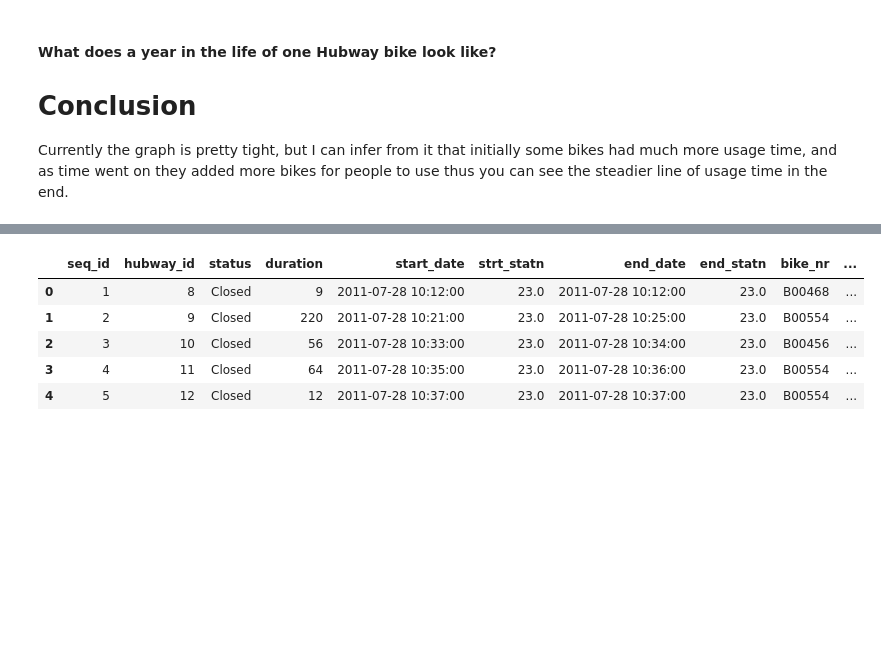
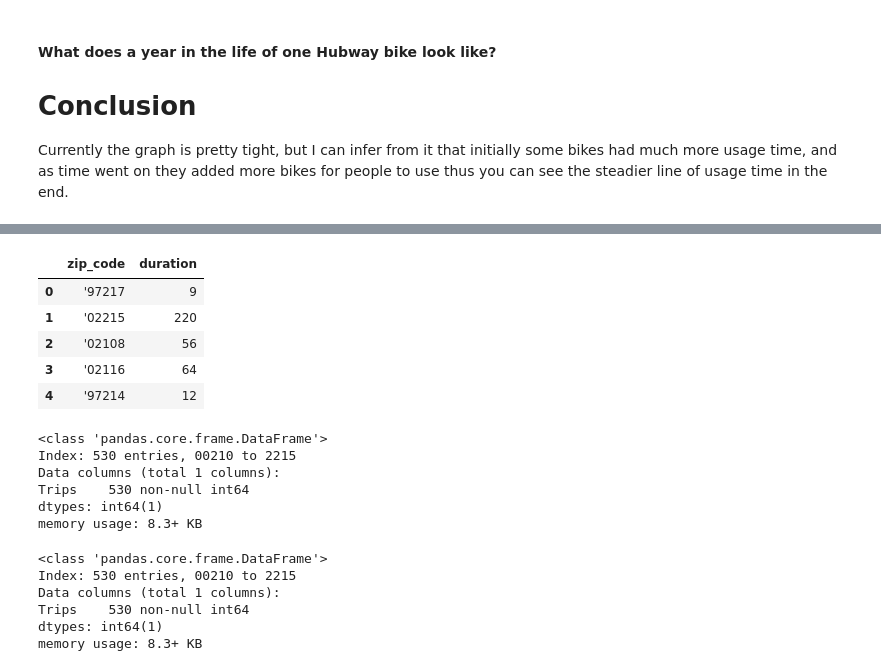
Before and after one commit to jisanos/Hubway-Data-Visualization-Challenge, a Jupyter notebook: Exam_Script.ipynb, the cells around one changed output, grey strips where cells are left out. Cells and saved outputs as stored; diff of their text form; code cells hidden in the pictures; blank space fills up the shorter version.

```diff
--- a/Exam_Script.ipynb
+++ b/Exam_Script.ipynb
@@ -567,9 +615,12 @@ Currently the graph is pretty tight, but I can infer from it that initially some
+# %%
+#zips = pd.DataFrame(Trips['zip_code'].dropna().str.replace('[^\d]+', ''))
+zips = Trips[['zip_code','duration']]
 # %%
-Trips.head()
+zips.head()
 # %% [output]
-|  | seq_id | hubway_id | status | duration | start_date | strt_statn | end_date | end_statn | bike_nr | ... |
-| 0 | 1 | 8 | Closed | 9 | 2011-07-28 10:12:00 | 23.0 | 2011-07-28 10:12:00 | 23.0 | B00468 | ... |
-| 1 | 2 | 9 | Closed | 220 | 2011-07-28 10:21:00 | 23.0 | 2011-07-28 10:25:00 | 23.0 | B00554 | ... |
-| 2 | 3 | 10 | Closed | 56 | 2011-07-28 10:33:00 | 23.0 | 2011-07-28 10:34:00 | 23.0 | B00456 | ... |
-| 3 | 4 | 11 | Closed | 64 | 2011-07-28 10:35:00 | 23.0 | 2011-07-28 10:36:00 | 23.0 | B00554 | ... |
-| 4 | 5 | 12 | Closed | 12 | 2011-07-28 10:37:00 | 23.0 | 2011-07-28 10:37:00 | 23.0 | B00554 | ... |
+|  | zip_code | duration |
+| 0 | '97217 | 9 |
+| 1 | '02215 | 220 |
+| 2 | '02108 | 56 |
+| 3 | '02116 | 64 |
+| 4 | '97214 | 12 |
@@ -578 +629,21 @@ registered_count = Trips[['subsc_type','strt_statn','duration']].groupby(['subsc
+# %%
+zips = zips.rename(columns={'duration':'Trips'})
+zips.info()
+# %% [output]
+<class 'pandas.core.frame.DataFrame'>
+Index: 530 entries, 00210 to 2215
+Data columns (total 1 columns):
+Trips    530 non-null int64
+dtypes: int64(1)
+memory usage: 8.3+ KB
+# %%
+zips.index = zips.index.str.replace('[^\d]+', '')
+zips.info()
+# %% [output]
+<class 'pandas.core.frame.DataFrame'>
+Index: 530 entries, 00210 to 2215
+Data columns (total 1 columns):
+Trips    530 non-null int64
+dtypes: int64(1)
+memory usage: 8.3+ KB
 # %%
```
Also changed, not shown: parts of 16 cells of this notebook.
